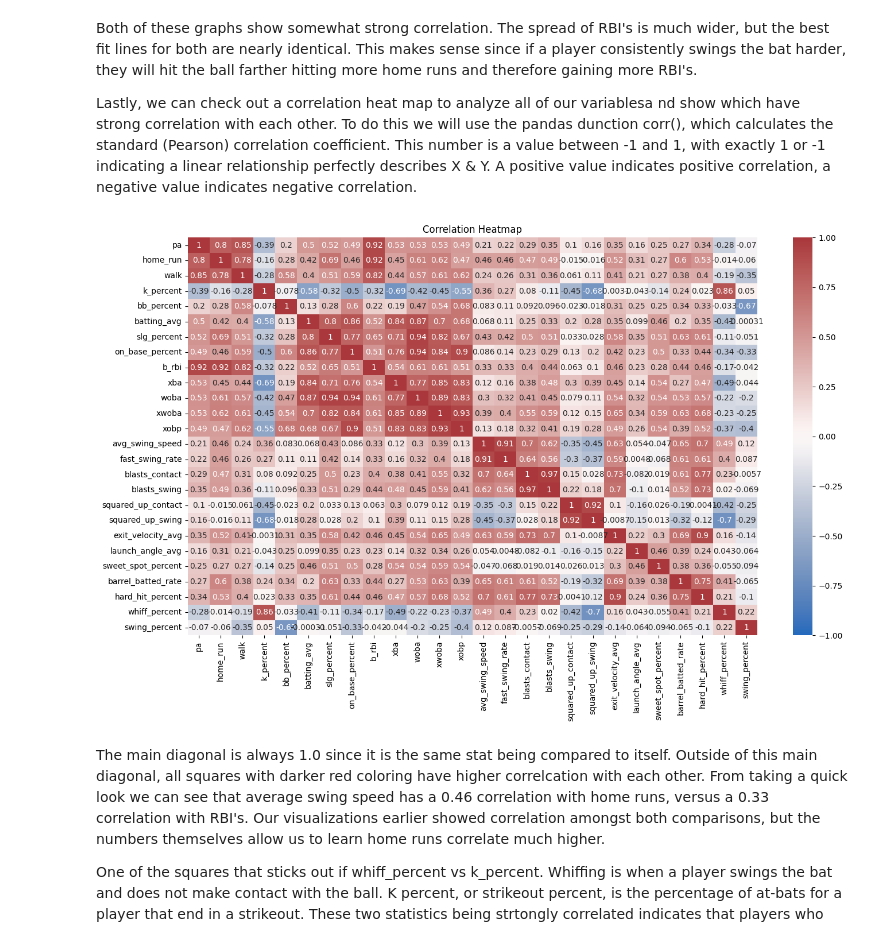
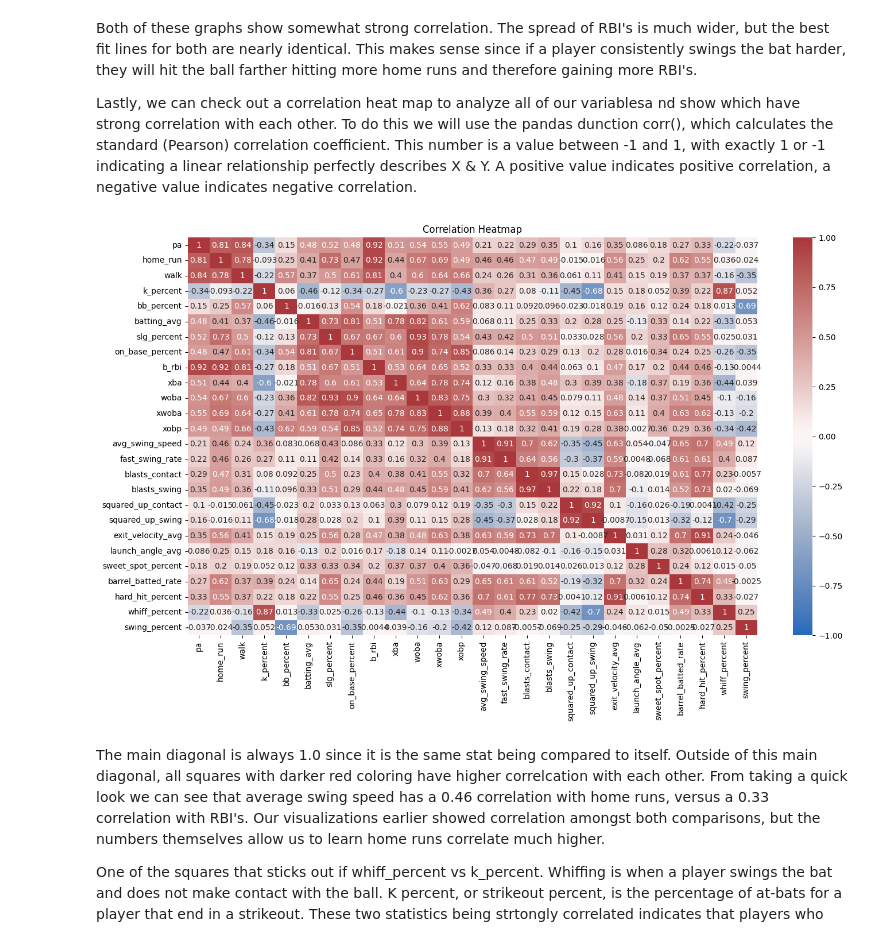
Before and after one commit to RyRom/da-proj, a Jupyter notebook: ml_demo.ipynb, the cells around one changed output. Cells and saved outputs as stored; diff of their text form; code cells hidden in the pictures.

```diff
--- a/ml_demo.ipynb
+++ b/ml_demo.ipynb
@@ -406,11 +421,11 @@ Both of these graphs show somewhat strong correlation. The spread of RBI's is mu
 Lastly, we can check out a correlation heat map to analyze all of our variablesa nd show which have strong correlation with each other. To do this we will use the pandas dunction corr(), which calculates the standard (Pearson) correlation coefficient. This number is a value between -1 and 1, with exactly 1 or -1 indicating a linear relationship perfectly describes X & Y. A positive value indicates positive correlation, a negative value indicates negative correlation.
 # %%
 plt.figure(figsize=(16,9))
-sns.heatmap(df.iloc[:, 3:].corr(),vmin=-1, vmax=1, annot=True, cmap=sns.color_palette('vlag', as_cmap=True))
+sns.heatmap(df_tracking.iloc[:, 3:].corr(),vmin=-1, vmax=1, annot=True, cmap=sns.color_palette('vlag', as_cmap=True))
 plt.title('Correlation Heatmap')
 plt.show()
 # %% [output]
-[figure, old version]
+[figure, new version]
 # %% [markdown]
 The main diagonal is always 1.0 since it is the same stat being compared to itself. Outside of this main diagonal, all squares with darker red coloring have higher correlcation with each other. From taking a quick look we can see that average swing speed has a 0.46 correlation with home runs, versus a 0.33 correlation with RBI's. Our visualizations earlier showed correlation amongst both comparisons, but the numbers themselves allow us to learn home runs correlate much higher.
 
```
Also changed, not shown: parts of 25 cells of this notebook.
